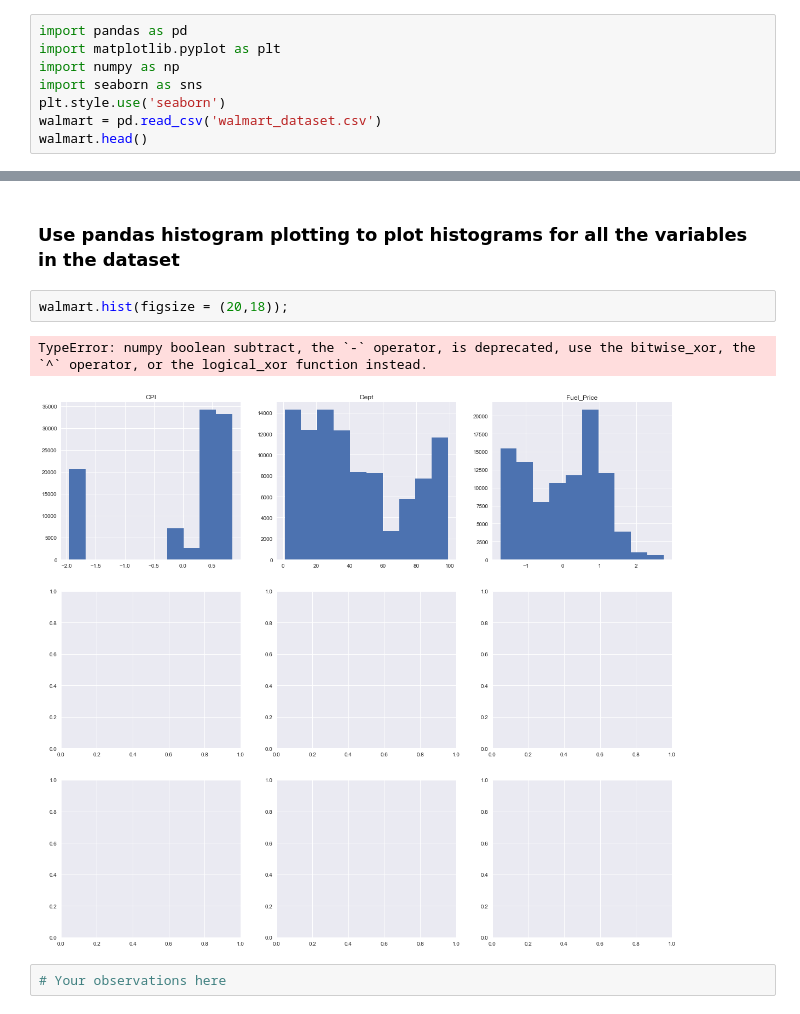
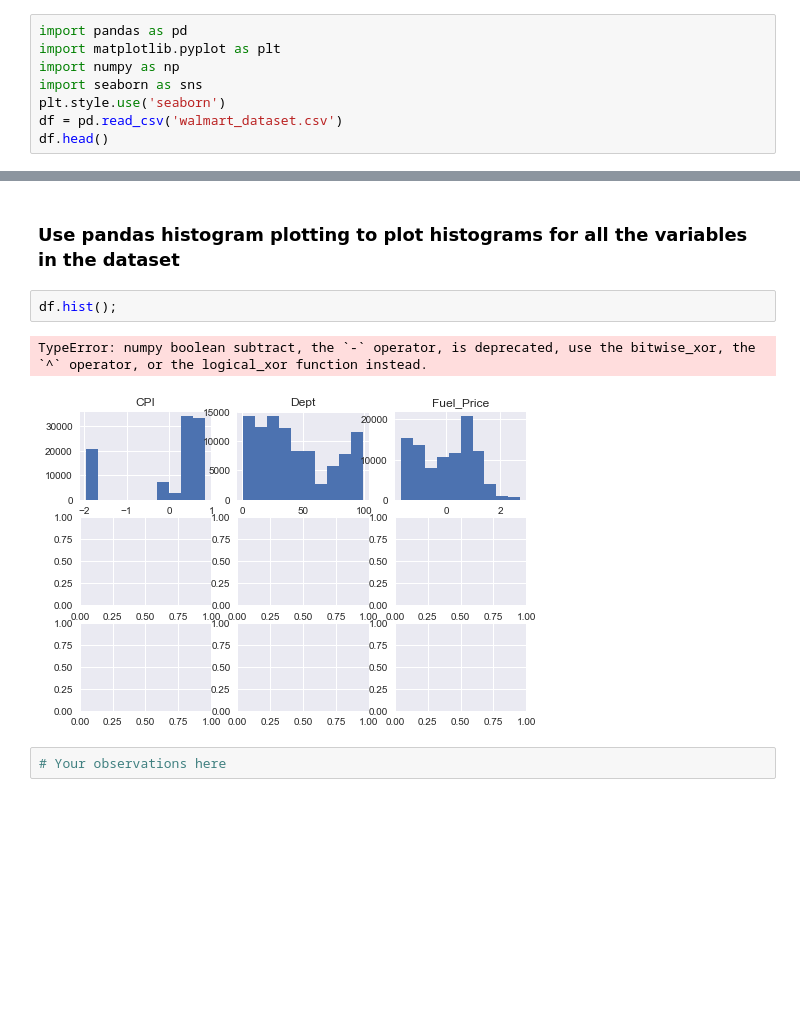
Before and after one commit to Shin-pete/dsc-1-12-08-exploring-our-data-lab-online-ds-ft-100118, a Jupyter notebook: index.ipynb, the cells around one changed output, grey strips where cells are left out. Saved outputs shown, nothing was run; the diff lists cells and outputs as text; blank space fills up the shorter version.

Commit message:
'error'

```diff
--- a/index.ipynb
+++ b/index.ipynb
@@ -25,8 +25,8 @@ import matplotlib.pyplot as plt
 import numpy as np
 import seaborn as sns
 plt.style.use('seaborn')
-walmart = pd.read_csv('walmart_dataset.csv')
-walmart.head()
+df = pd.read_csv('walmart_dataset.csv')
+df.head()
 # %% [output]
 |  | Store | Dept | Weekly_Sales | IsHoliday | Type | Size | Temperature | Fuel_Price | CPI | ... |
 | 0 | 1 | 1 | 24924.50 | False | A | 0.283436 | -1.301205 | -1.56024 | 0.40349 | ... |
@@ -64,11 +64,11 @@ walmart.describe()
 # Your observations here
 # %% [markdown]
 ### Use pandas histogram plotting to plot histograms for all the variables in the dataset
-# %%
-walmart.hist(figsize = (20,18));
-# %% [output]
-TypeError: numpy boolean subtract, the `-` operator, is deprecated, use the bitwise_xor, the `^` operator, or the logical_xor function instead.
-[figure, removed]
+# %%
+df.hist();
+# %% [output]
+TypeError: numpy boolean subtract, the `-` operator, is deprecated, use the bitwise_xor, the `^` operator, or the logical_xor function instead.
+[figure, added]
 # %%
 # Your observations here
 # %% [markdown]
```
Also changed, not shown: parts of 1 cell of this notebook.
